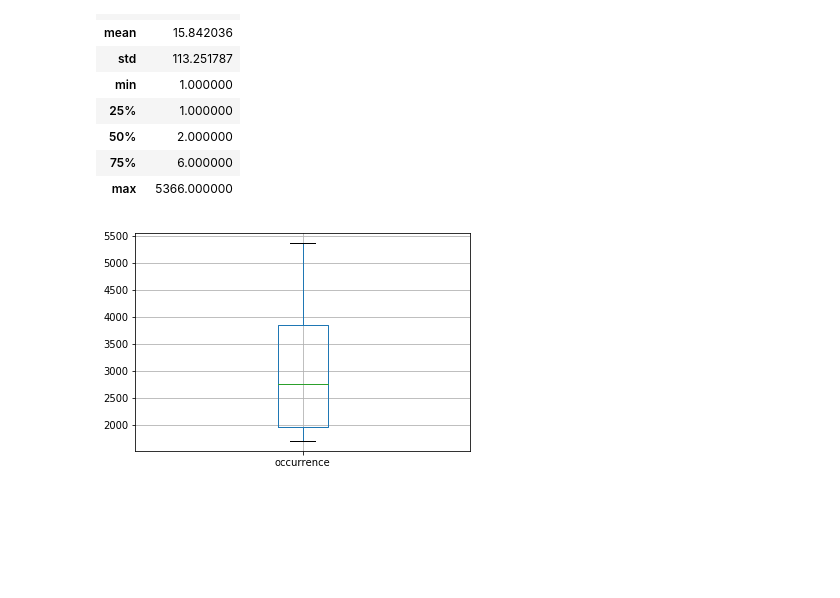
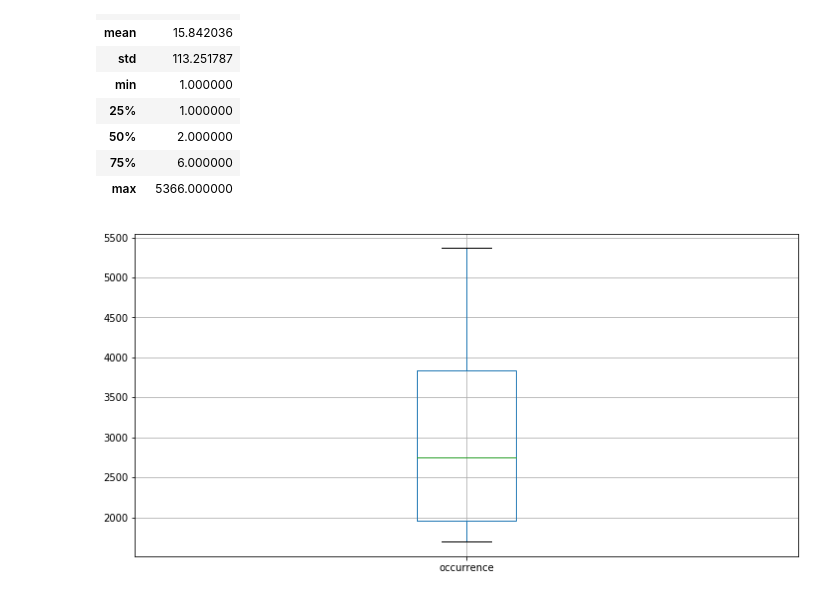
Before and after one commit to widmerin/LyricsAnalyzer, a Jupyter notebook: DataStorySlides.ipynb, the cells around one changed output. Saved outputs shown, nothing was run; the diff lists cells and outputs as text; code cells hidden in the pictures; blank space fills up the shorter version.

```diff
--- a/DataStorySlides.ipynb
+++ b/DataStorySlides.ipynb
@@ -23,7 +21,7 @@ import pandas as pd
 import numpy as np
 from sklearn.feature_extraction.text import CountVectorizer
 %matplotlib inline
-
+plt.rcParams.update({'font.size':22})
 #  Analyse swiss charts data
 #  from 7.10.2018 until 4.10.1998
 
@@ -60,11 +58,12 @@ All words:
 | max | 5366.000000 |
 # %%
 ## Get top 20 words
+fig, ax = plt.subplots(figsize=(12,6))
 top20_words = get_top_n_words(data.lyrics, 20)
 top20_words.boxplot()
 plt.show()
 # %% [output]
-[figure, old version]
+[figure, new version]
 # %%
 ### Plot Top words for all Data (1998 - 2018)
 common_words = get_top_n_words(data.lyrics, 15) ## Get n most common words
```
Also changed, not shown: parts of 8 cells of this notebook, 1 other file.
